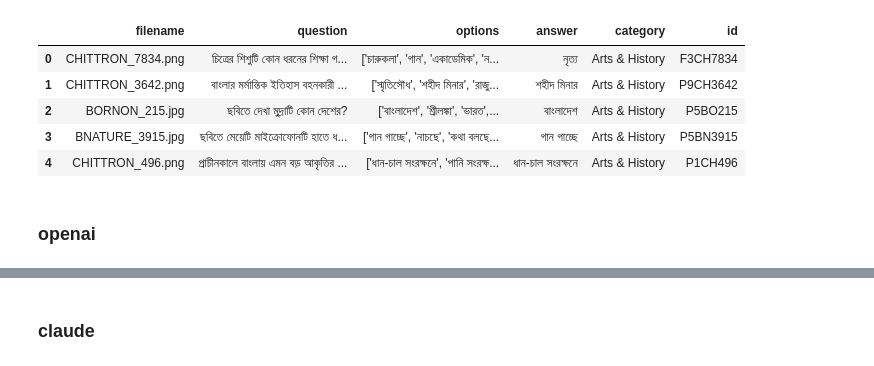
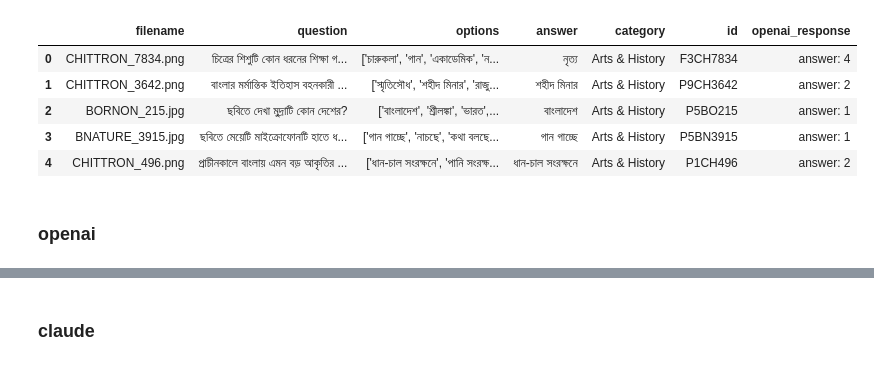
Before and after one commit to souroveskb/vqa-2, a Jupyter notebook: vqa_next/llm_based_basic.ipynb, the cells around one changed output, grey strips where cells are left out. Drawn from its saved outputs; the diff is of its cells as text; code cells hidden in the pictures.

```diff
--- a/vqa_next/llm_based_basic.ipynb
+++ b/vqa_next/llm_based_basic.ipynb
@@ -15,15 +15,15 @@ CLAUDE_API = os.getenv("CLAUDE_API_KEY")
 # OPENAI_API
 # %%
 image_path = "../dataset/images"
-csv_path = "../annotation/relevants/all/test_data.csv"
+csv_path = "outputs/test_data_claude.csv"
 
 test_df = pd.read_csv(csv_path)
 test_df.head()
 # %% [output]
-|  | filename | question | options | answer | category | id |
-| 0 | CHITTRON_7834.png | চিত্রের শিশুটি কোন ধরনের শিক্ষা গ... | ['চারুকলা', 'গান', 'একাডেমিক', 'ন... | নৃত্য | Arts & History | F3CH7834 |
-| 1 | CHITTRON_3642.png | বাংলার মর্মান্তিক ইতিহাস বহনকারী ... | ['স্মৃতিসৌধ', 'শহীদ মিনার', 'রাজু... | শহীদ মিনার | Arts & History | P9CH3642 |
-| 2 | BORNON_215.jpg | ছবিতে দেখা মুদ্রাটি কোন দেশের? | ['বাংলাদেশ', 'শ্রীলঙ্কা', 'ভারত',... | বাংলাদেশ | Arts & History | P5BO215 |
-| 3 | BNATURE_3915.jpg | ছবিতে মেয়েটি মাইক্রোফোনটি হাতে ধ... | ['গান গাচ্ছে', 'নাচছে', 'কথা বলছে... | গান গাচ্ছে | Arts & History | P5BN3915 |
-| 4 | CHITTRON_496.png | প্রাচীনকালে বাংলায় এমন বড় আকৃতির ... | ['ধান-চাল সংরক্ষনে', 'পানি সংরক্ষ... | ধান-চাল সংরক্ষনে | Arts & History | P1CH496 |
+|  | filename | question | options | answer | category | id | openai_response |
+| 0 | CHITTRON_7834.png | চিত্রের শিশুটি কোন ধরনের শিক্ষা গ... | ['চারুকলা', 'গান', 'একাডেমিক', 'ন... | নৃত্য | Arts & History | F3CH7834 | answer: 4 |
+| 1 | CHITTRON_3642.png | বাংলার মর্মান্তিক ইতিহাস বহনকারী ... | ['স্মৃতিসৌধ', 'শহীদ মিনার', 'রাজু... | শহীদ মিনার | Arts & History | P9CH3642 | answer: 2 |
+| 2 | BORNON_215.jpg | ছবিতে দেখা মুদ্রাটি কোন দেশের? | ['বাংলাদেশ', 'শ্রীলঙ্কা', 'ভারত',... | বাংলাদেশ | Arts & History | P5BO215 | answer: 1 |
+| 3 | BNATURE_3915.jpg | ছবিতে মেয়েটি মাইক্রোফোনটি হাতে ধ... | ['গান গাচ্ছে', 'নাচছে', 'কথা বলছে... | গান গাচ্ছে | Arts & History | P5BN3915 | answer: 1 |
+| 4 | CHITTRON_496.png | প্রাচীনকালে বাংলায় এমন বড় আকৃতির ... | ['ধান-চাল সংরক্ষনে', 'পানি সংরক্ষ... | ধান-চাল সংরক্ষনে | Arts & History | P1CH496 | answer: 2 |
 # %%
@@ -31,3 +72,5 @@ test_df.head()
+# %% [markdown]
+### openai
 # %%
 def encode_image(image_path):
     with open(image_path, "rb") as image_file:
@@ -65,5 +78,3 @@ Now, answer the following question based on the provided image:
-# %% [markdown]
-### openai
 # %%
 def generate(question: str, image: base64, options:list):
 
```
Also changed, not shown: parts of 20 cells of this notebook, 7 other files.
